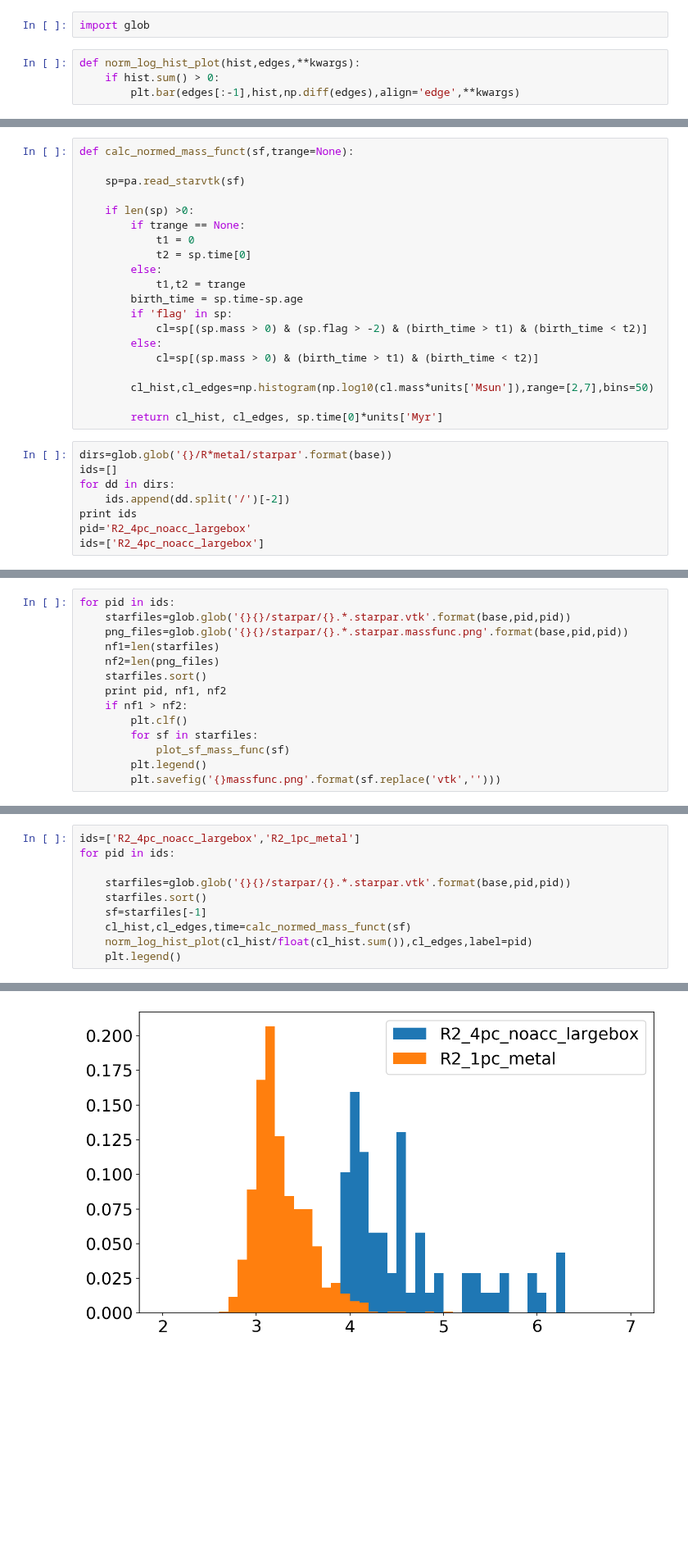
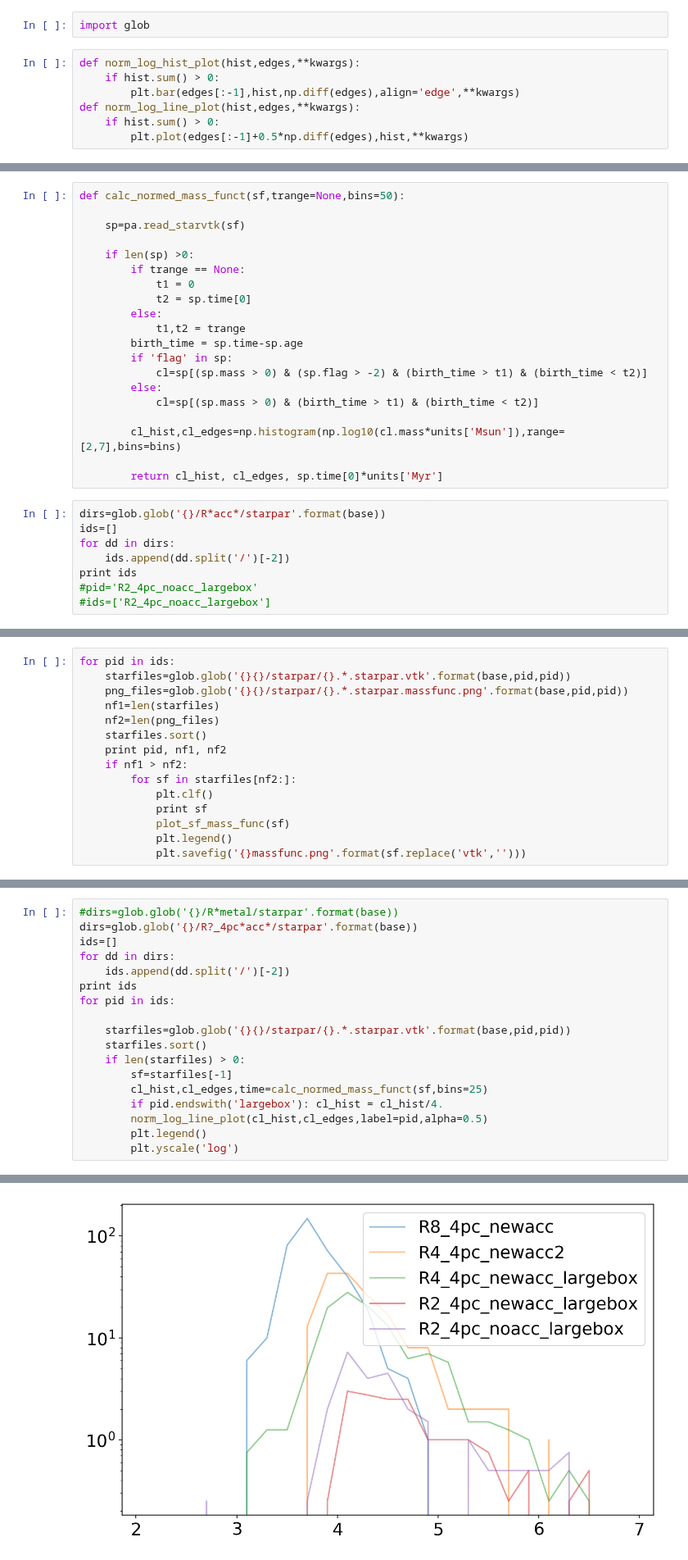
Before and after one commit to changgoo/pyathena, a Jupyter notebook: notebook/starpar_mass_function.ipynb, the cells around one changed output, grey strips where cells are left out. Shown at 82% size. Drawn from its saved outputs; the diff is of its cells as text; blank space fills up the shorter version.

Commit message:
Chance scale function for star particles

```diff
--- a/notebook/starpar_mass_function.ipynb
+++ b/notebook/starpar_mass_function.ipynb
@@ -9,6 +9,9 @@ import glob
 def norm_log_hist_plot(hist,edges,**kwargs):
     if hist.sum() > 0:
         plt.bar(edges[:-1],hist,np.diff(edges),align='edge',**kwargs)
+def norm_log_line_plot(hist,edges,**kwargs):
+    if hist.sum() > 0:
+        plt.plot(edges[:-1]+0.5*np.diff(edges),hist,**kwargs)
 # %%
 def plot_sf_mass_func(sf):
 
@@ -38,7 +41,7 @@ def plot_sf_mass_func(sf):
 
         plt.text(6.,10,'t={:6.2f}Myr'.format(sp.time[0]*units['Myr']))
 # %%
-def calc_normed_mass_funct(sf,trange=None):
+def calc_normed_mass_funct(sf,trange=None,bins=50):
 
     sp=pa.read_starvtk(sf)
 
@@ -54,15 +57,15 @@ def calc_normed_mass_funct(sf,trange=None):
         else:
             cl=sp[(sp.mass > 0) & (birth_time > t1) & (birth_time < t2)]
 
-        cl_hist,cl_edges=np.histogram(np.log10(cl.mass*units['Msun']),range=[2,7],bins=50)
+        cl_hist,cl_edges=np.histogram(np.log10(cl.mass*units['Msun']),range=[2,7],bins=bins)
 
         return cl_hist, cl_edges, sp.time[0]*units['Myr']
 # %%
-dirs=glob.glob('{}/R*metal/starpar'.format(base))
+dirs=glob.glob('{}/R*acc*/starpar'.format(base))
 ids=[]
 for dd in dirs:
     ids.append(dd.split('/')[-2])
 print ids
-pid='R2_4pc_noacc_largebox'
-ids=['R2_4pc_noacc_largebox']
+#pid='R2_4pc_noacc_largebox'
+#ids=['R2_4pc_noacc_largebox']
 # %% [output]
@@ -76,9 +79,10 @@ for pid in ids:
     starfiles.sort()
     print pid, nf1, nf2
     if nf1 > nf2:
-        plt.clf()
-        for sf in starfiles:
+        for sf in starfiles[nf2:]:
+            plt.clf()
+            print sf
             plot_sf_mass_func(sf)
-        plt.legend()
-        plt.savefig('{}massfunc.png'.format(sf.replace('vtk','')))
+            plt.legend()
+            plt.savefig('{}massfunc.png'.format(sf.replace('vtk','')))
 # %% [output]
@@ -87,11 +107,19 @@ R2_4pc_noacc_largebox 107 0
 # %%
-ids=['R2_4pc_noacc_largebox','R2_1pc_metal']
+#dirs=glob.glob('{}/R*metal/starpar'.format(base))
+dirs=glob.glob('{}/R?_4pc*acc*/starpar'.format(base))
+ids=[]
+for dd in dirs:
+    ids.append(dd.split('/')[-2])
+print ids
 for pid in ids:
 
     starfiles=glob.glob('{}{}/starpar/{}.*.starpar.vtk'.format(base,pid,pid))
     starfiles.sort()
-    sf=starfiles[-1]
-    cl_hist,cl_edges,time=calc_normed_mass_funct(sf)
-    norm_log_hist_plot(cl_hist/float(cl_hist.sum()),cl_edges,label=pid)
-    plt.legend()
+    if len(starfiles) > 0:
+        sf=starfiles[-1]
+        cl_hist,cl_edges,time=calc_normed_mass_funct(sf,bins=25)
+        if pid.endswith('largebox'): cl_hist = cl_hist/4.
+        norm_log_line_plot(cl_hist,cl_edges,label=pid,alpha=0.5)
+        plt.legend()
+        plt.yscale('log')
 # %% [output]
@@ -98 +127 @@ for pid in ids:
-[figure, old version]
+[figure, new version]
```
Also changed, not shown: parts of 3 cells of this notebook, 2 other files.
